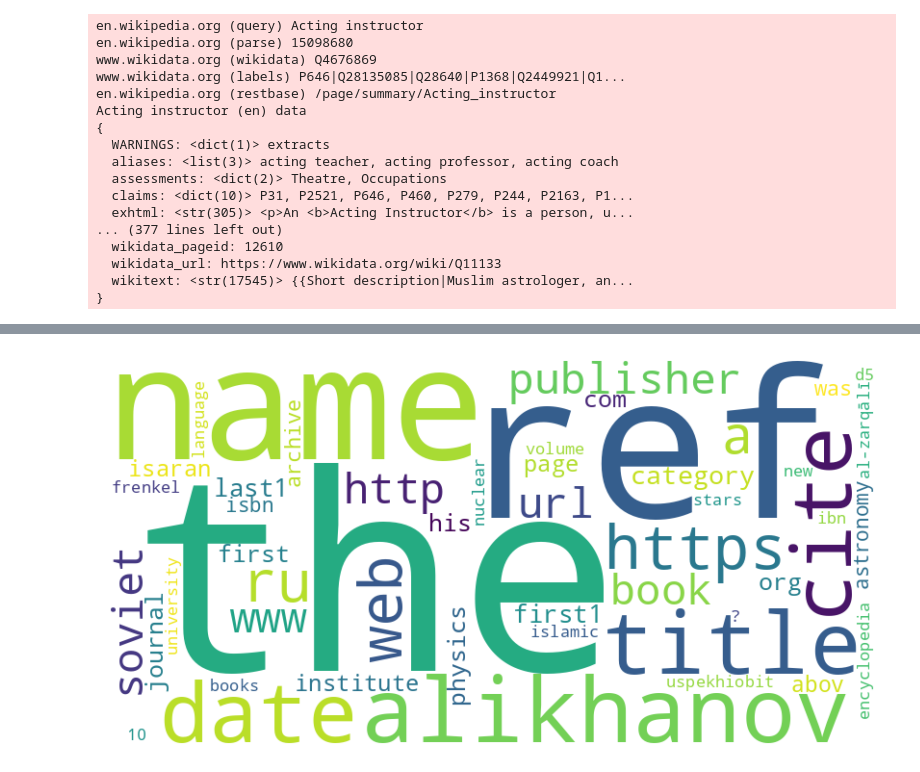
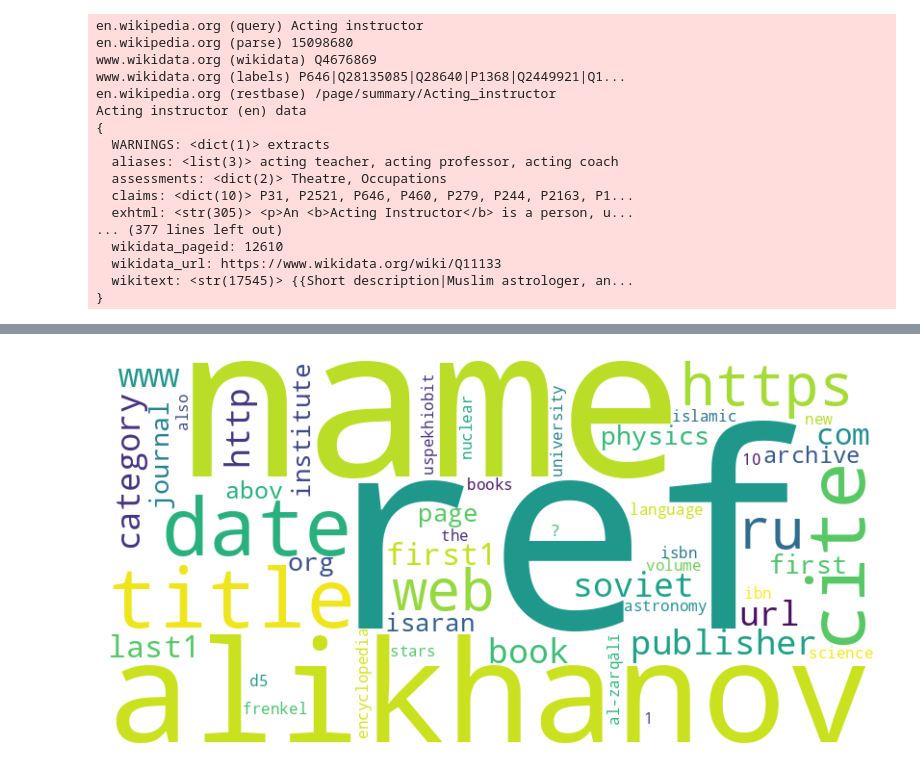
Before and after one commit to evanpkchapple/stanza_and_spacy_comparison, a Jupyter notebook: compare.ipynb, the cells around one changed output, grey strips where cells are left out. Saved outputs shown, nothing was run; the diff lists cells and outputs as text; code cells hidden in the pictures.

```diff
--- a/compare.ipynb
+++ b/compare.ipynb
@@ -195,6 +191,6 @@ make_wordcloud(tokens1, 50)
-# %%
-make_wordcloud(tokens2, 50)
-# %% [output]
-[figure, removed]
+# %%
+make_wordcloud(tokens2_nostop, 50)
+# %% [output]
+[figure, added]
 # %%
 # Create histogram and boxplot for sentence length per category with min/max/avg
```
Also changed, not shown: parts of 35 cells of this notebook.
